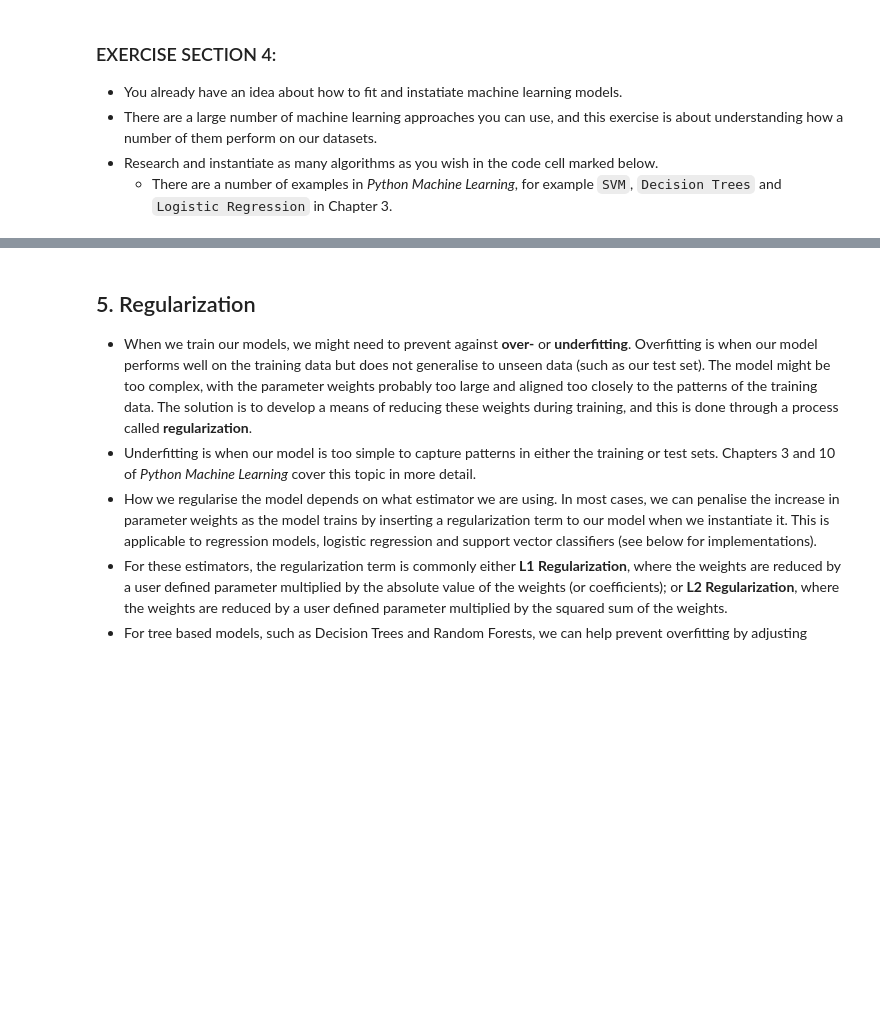
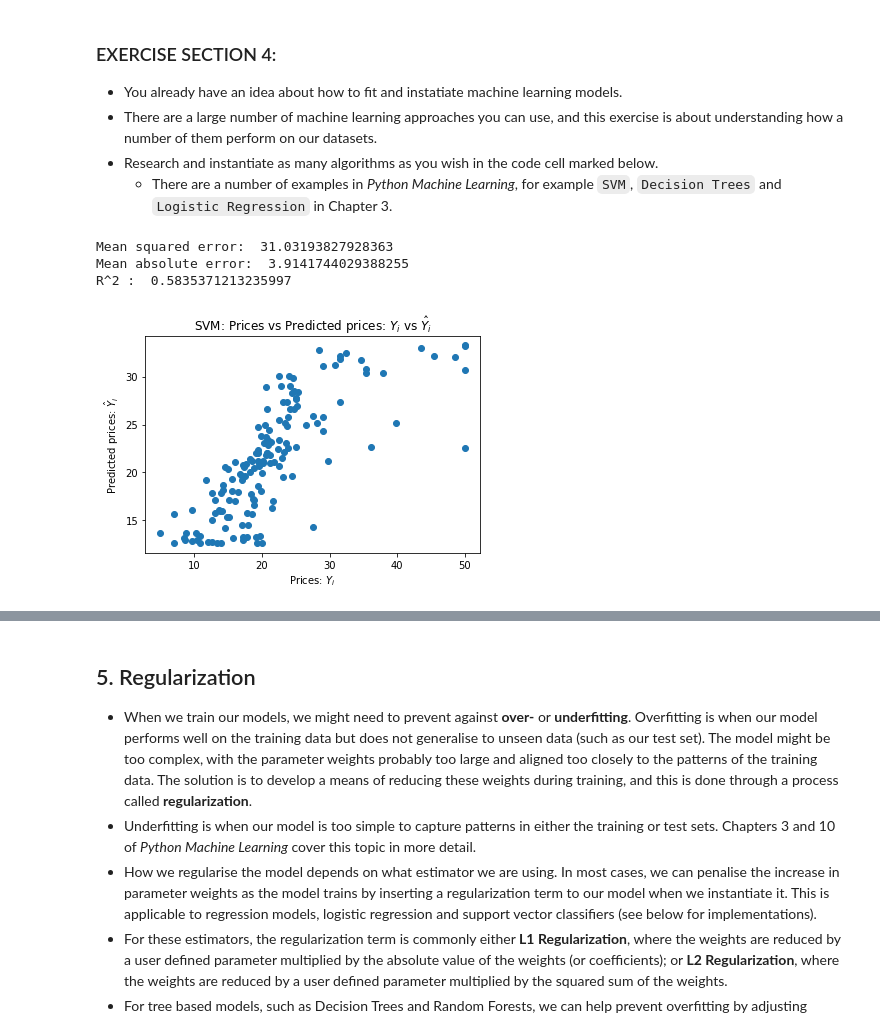
Before and after one commit to arame/Python-Machine-Learning-Code, a Jupyter notebook: Oxford_scikit_learn.ipynb, the cells around one changed output, grey strips where cells are left out. Saved outputs shown, nothing was run; the diff lists cells and outputs as text; code cells hidden in the pictures; blank space fills up the shorter version.

```diff
--- a/Oxford_scikit_learn.ipynb
+++ b/Oxford_scikit_learn.ipynb
@@ -553,0 +639,13 @@ plt.show()
+# %%
+## EXERCISE CODE HERE
+from sklearn.svm import SVR
+svr_reg = SVR()
+svr_reg.fit(X_btrain, y_btrain)
+Y_pred = svr_reg.predict(X_btest)
+title = "SVM:"
+get_metrics(y_btest, Y_pred, title)
+# %% [output]
+Mean squared error:  31.03193827928363
+Mean absolute error:  3.9141744029388255
+R^2 :  0.5835371213235997
+[figure, added]
```
Also changed, not shown: parts of 37 cells of this notebook.
